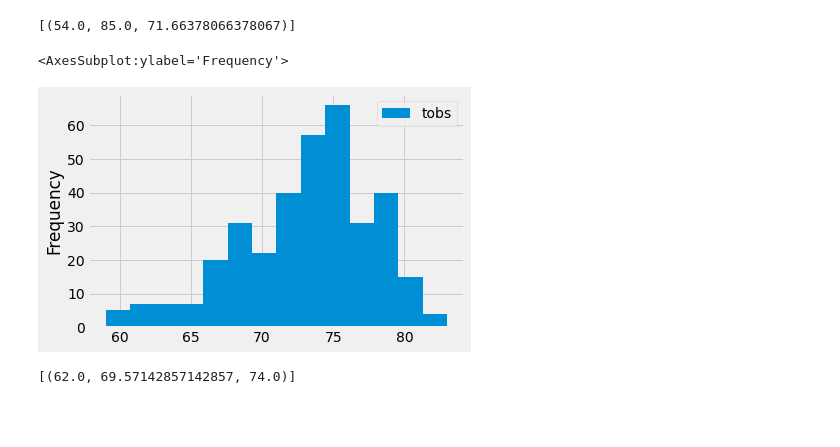
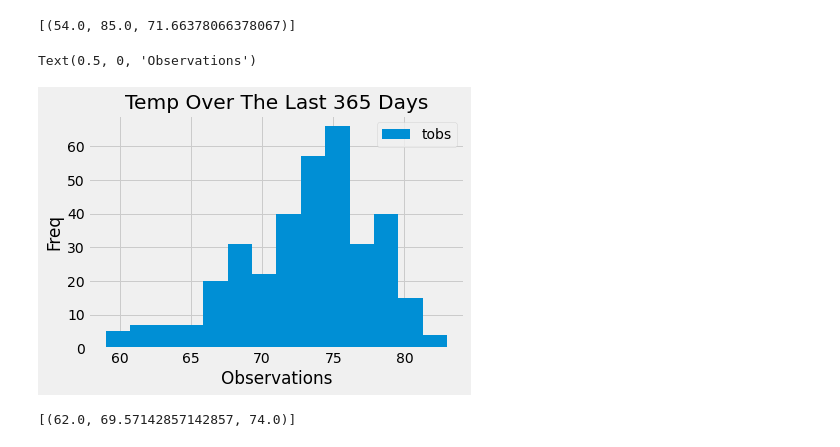
Before and after one commit to sammyschapps87/sql-alchemy-challenge, a Jupyter notebook: climate_starter.ipynb, the cells around one changed output. Cells and saved outputs as stored; diff of their text form; code cells hidden in the pictures; blank space fills up the shorter version.

```diff
--- a/climate_starter.ipynb
+++ b/climate_starter.ipynb
@@ -123,10 +123,13 @@ session.query(func.min(Measurement.tobs), func.max(Measurement.tobs), func.avg(M
 # %%
 # Using the most active station id
 last_year
 # Query the last 12 months of temperature observation data for this station and plot the results as a histogram
 USC_0051928_df = session.query(Measurement.tobs).filter(Measurement.station == 'USC00519281').filter(Measurement.date >= last_year).all()
 USC_0051928_df = pd.DataFrame(USC_0051928_df, columns=['tobs'])
 USC_0051928_df.plot.hist(bins = 14)
+plt.title('Temp Over The Last 365 Days')
+plt.ylabel('Freq')
+plt.xlabel('Observations')
 # %% [output]
-<AxesSubplot:ylabel='Frequency'>
+Text(0.5, 0, 'Observations')
-[figure, old version]
+[figure, new version]
```
Also changed, not shown: parts of 3 cells of this notebook, 2 other files.
